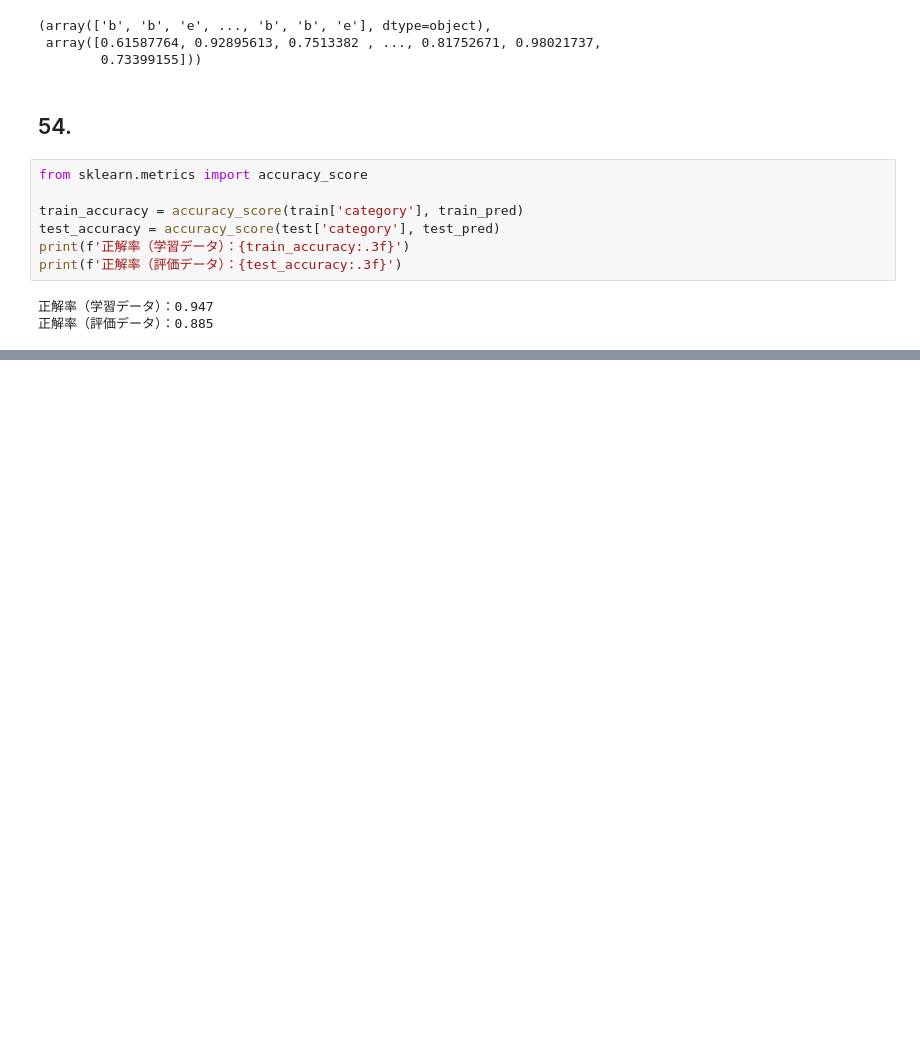
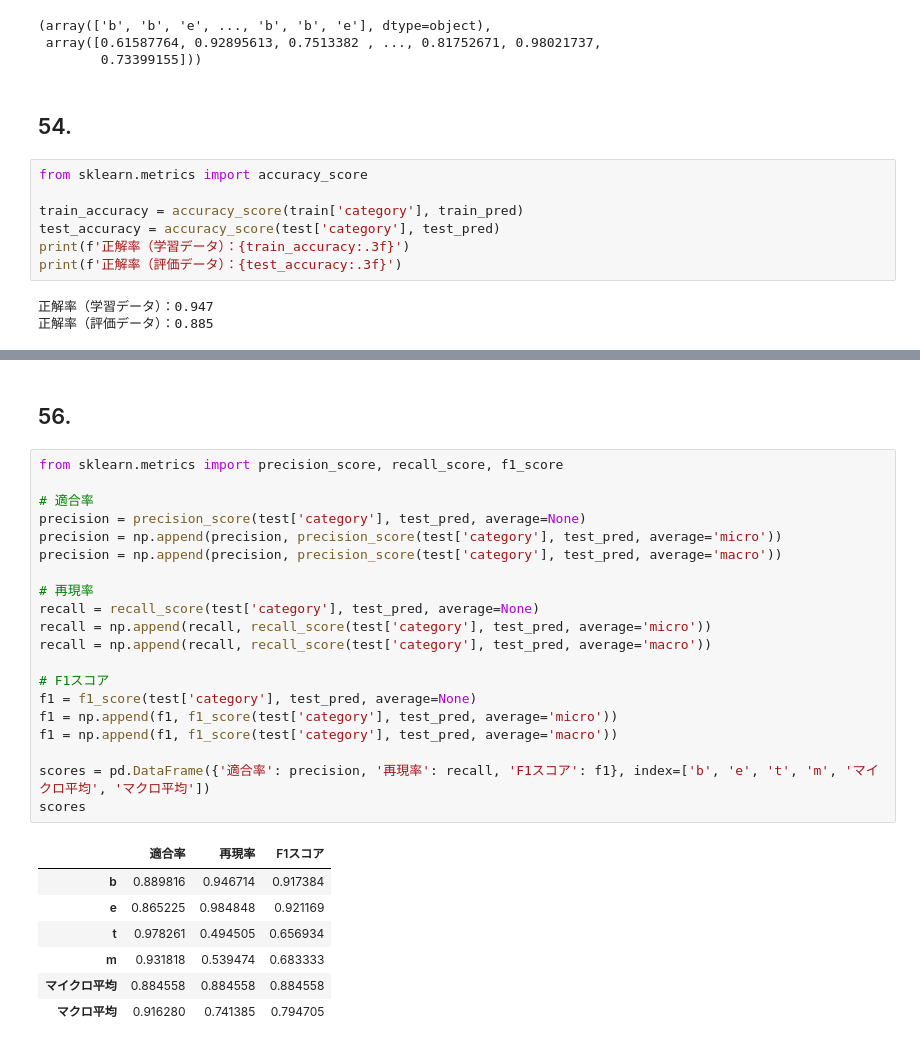
Before and after one commit to n4o847/nlp100-2020, a Jupyter notebook: ch06.ipynb, the cells around one changed output, grey strips where cells are left out. Saved outputs shown, nothing was run; the diff lists cells and outputs as text; blank space fills up the shorter version.

```diff
--- a/ch06.ipynb
+++ b/ch06.ipynb
@@ -118,0 +148,30 @@ print(f'正解率（評価データ）：{test_accuracy:.3f}')
+# %% [markdown]
+## 56.
+# %%
+from sklearn.metrics import precision_score, recall_score, f1_score
+
+# 適合率
+precision = precision_score(test['category'], test_pred, average=None)
+precision = np.append(precision, precision_score(test['category'], test_pred, average='micro'))
+precision = np.append(precision, precision_score(test['category'], test_pred, average='macro'))
+
+# 再現率
+recall = recall_score(test['category'], test_pred, average=None)
+recall = np.append(recall, recall_score(test['category'], test_pred, average='micro'))
+recall = np.append(recall, recall_score(test['category'], test_pred, average='macro'))
+
+# F1スコア
+f1 = f1_score(test['category'], test_pred, average=None)
+f1 = np.append(f1, f1_score(test['category'], test_pred, average='micro'))
+f1 = np.append(f1, f1_score(test['category'], test_pred, average='macro'))
+
+scores = pd.DataFrame({'適合率': precision, '再現率': recall, 'F1スコア': f1}, index=['b', 'e', 't', 'm', 'マイクロ平均', 'マクロ平均'])
+scores
+# %% [output]
+|  | 適合率 | 再現率 | F1スコア |
+| b | 0.889816 | 0.946714 | 0.917384 |
+| e | 0.865225 | 0.984848 | 0.921169 |
+| t | 0.978261 | 0.494505 | 0.656934 |
+| m | 0.931818 | 0.539474 | 0.683333 |
+| マイクロ平均 | 0.884558 | 0.884558 | 0.884558 |
+| マクロ平均 | 0.916280 | 0.741385 | 0.794705 |
```
Also changed, not shown: parts of 5 cells of this notebook, 1 other file.
